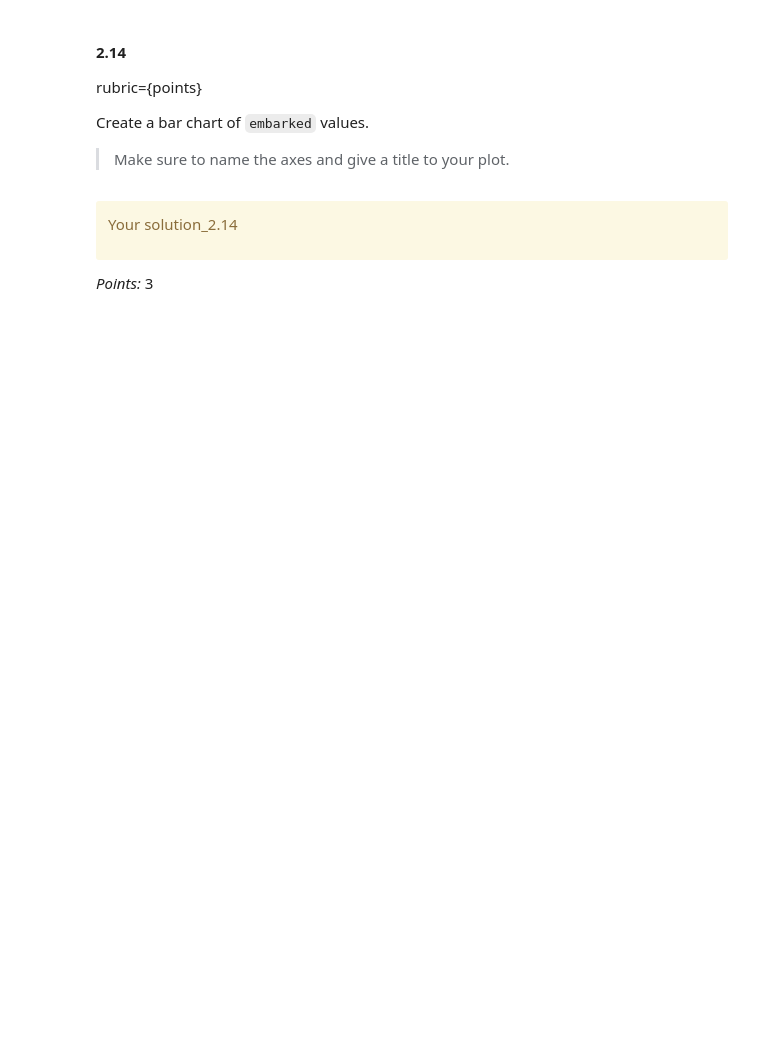
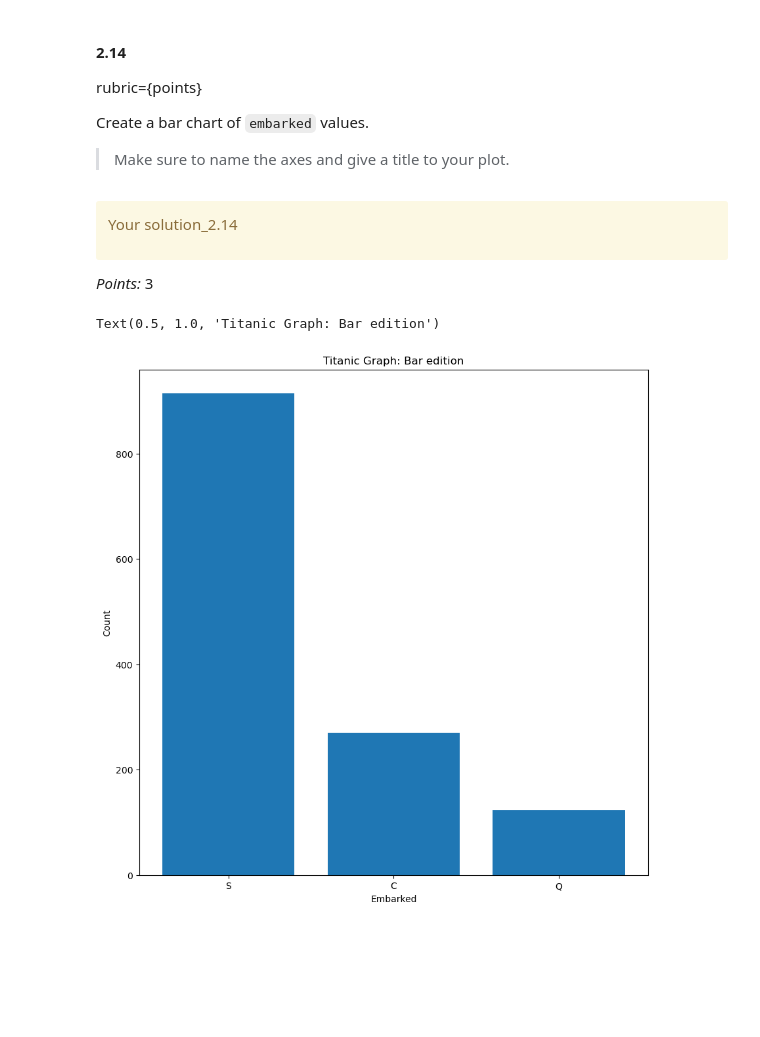
Before and after one commit to am-codez/CPSC330_HW1, a Jupyter notebook: hw1.ipynb, the cells around one changed output. Cells and saved outputs as stored; diff of their text form; code cells hidden in the pictures; blank space fills up the shorter version.

```diff
--- a/hw1.ipynb
+++ b/hw1.ipynb
@@ -469,3 +516,15 @@ _Points:_ 3
+# %%
+embarked = titanic_df["embarked"].value_counts()
+
+plt.figure(figsize=(10, 10))
+plt.bar(embarked.index, embarked.values)
+
+plt.xlabel("Embarked")
+plt.ylabel("Count")
+plt.title("Titanic Graph: Bar edition")
+# %% [output]
+Text(0.5, 1.0, 'Titanic Graph: Bar edition')
+[figure, added]
 # %% [markdown]
 <!-- END QUESTION -->
 
```
Also changed, not shown: parts of 41 cells of this notebook.
